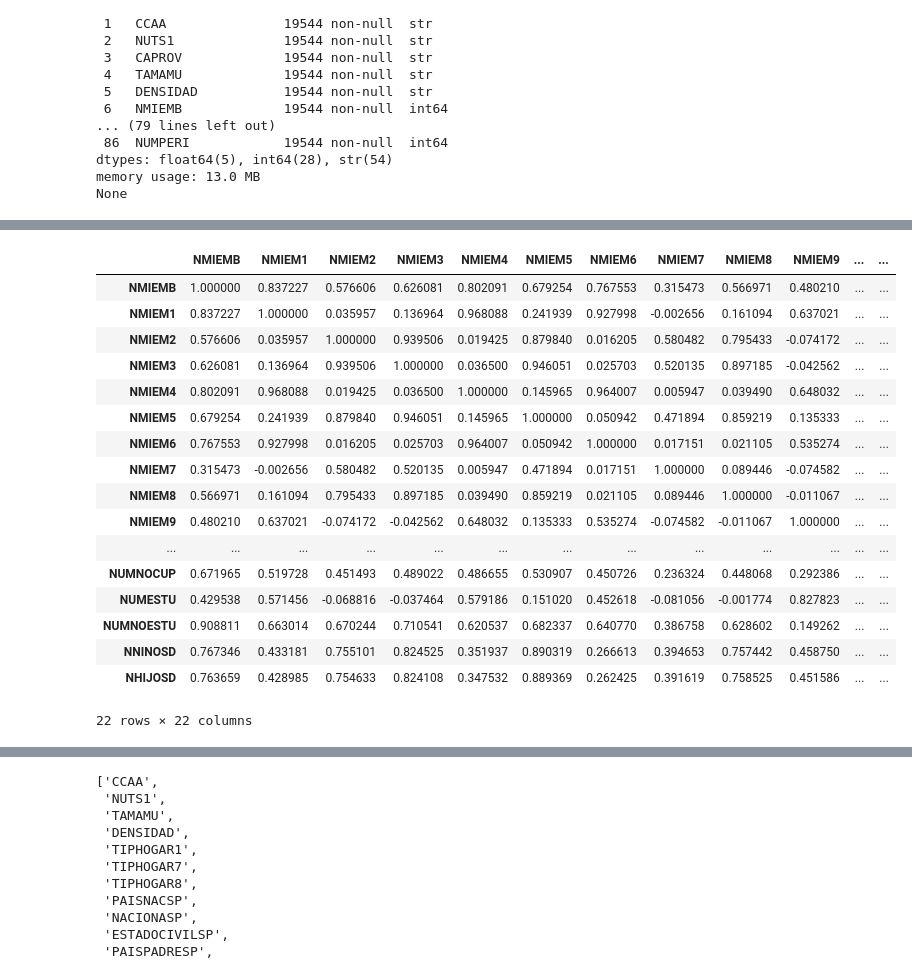
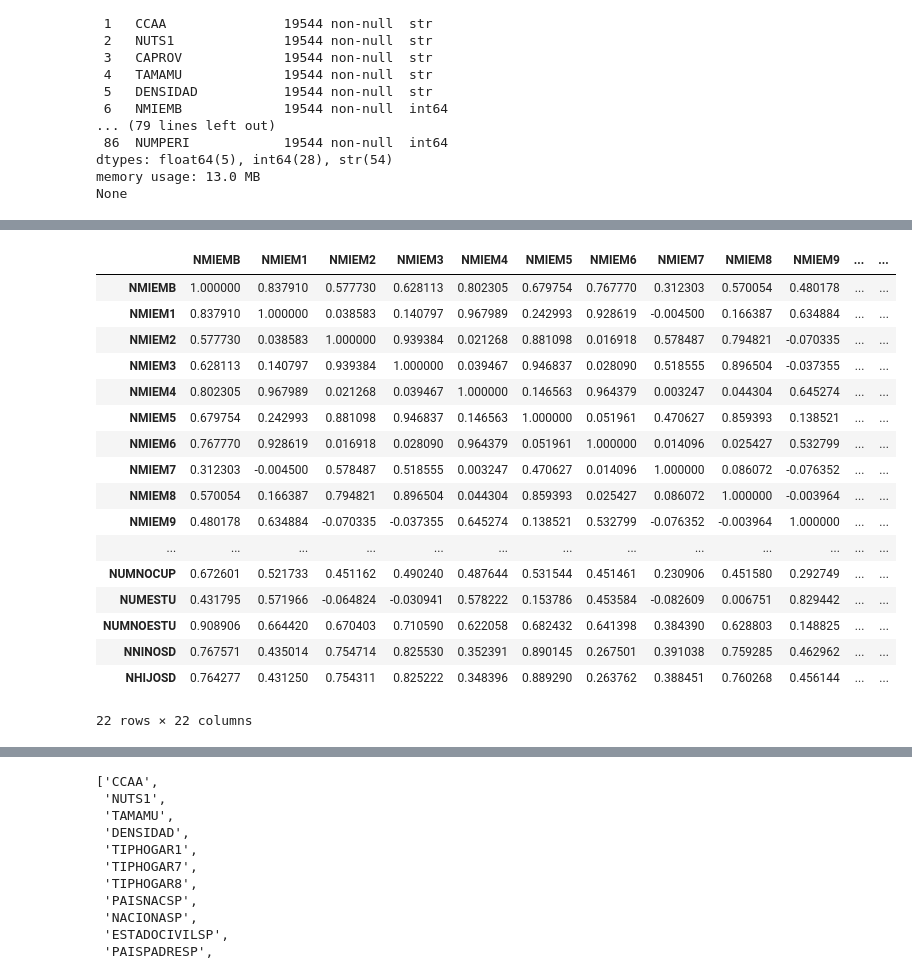
Before and after one commit to mariot11/ML_ConsumoEnergia, a Jupyter notebook: notebooks/03_limpiezaEDA2 (Copiar).ipynb, the cells around one changed output, grey strips where cells are left out. Drawn from its saved outputs; the diff is of its cells as text; code cells hidden in the pictures.

```diff
--- a/notebooks/03_limpiezaEDA2 (Copiar).ipynb
+++ b/notebooks/03_limpiezaEDA2 (Copiar).ipynb
@@ -51,9 +42,9 @@ y_test = test_set[target].copy()
 # %%
-no_num = train_set.select_dtypes(exclude="number").columns.tolist()
+no_num = df_gasto_energetico.select_dtypes(exclude="number").columns.tolist()
 
 no_num_binary = [
     col for col in no_num
-    if train_set[col].nunique(dropna=False) == 2
+    if df_gasto_energetico[col].nunique(dropna=False) == 2
 ]
 
 bin_pipeline = Pipeline(steps=[
@@ -65,14 +56,14 @@ bin_pipeline = Pipeline(steps=[
     )),
 ])
 
-X_train_bin = bin_pipeline.fit_transform(train_set[no_num_binary])
+X_train_bin = bin_pipeline.fit_transform(df_gasto_energetico[no_num_binary])
 
 cols_bin_out = bin_pipeline.get_feature_names_out(no_num_binary)
-df_train_bin = pd.DataFrame(X_train_bin, columns=cols_bin_out, index=train_set.index)
+df_train_bin = pd.DataFrame(X_train_bin, columns=cols_bin_out, index=df_gasto_energetico.index)
 
 #print(df_train_bin.head().to_string())
-train_set_with_bin = train_set.drop(columns=no_num_binary).copy()
-train_set_with_bin = pd.concat([train_set_with_bin, df_train_bin], axis=1)
-train_set_with_bin.head()
+df_gasto_energetico_with_bin = df_gasto_energetico.drop(columns=no_num_binary).copy()
+df_gasto_energetico_with_bin = pd.concat([df_gasto_energetico_with_bin, df_train_bin], axis=1)
+df_gasto_energetico_with_bin.head()
 # %% [output]
 |  | GASTO_SUMINISTROS | CCAA | NUTS1 | TAMAMU | DENSIDAD | NMIEMB | NMIEM1 | NMIEM2 | NMIEM3 | NMIEM4 | ... |
@@ -84,6 +75,6 @@ train_set_with_bin.head()
 5 rows × 87 columns
 # %%
-num_cols = train_set_with_bin.select_dtypes(include="number").columns.tolist()
+num_cols = df_gasto_energetico_with_bin.select_dtypes(include="number").columns.tolist()
 tam_bloque = 18
 
 for inicio in range(0, len(num_cols), tam_bloque):
@@ -95,7 +86,7 @@ for inicio in range(0, len(num_cols), tam_bloque):
     axes = axes.ravel()
 
     for i, col in enumerate(bloque):
-        axes[i].hist(train_set_with_bin[col].dropna(), bins=100)
+        axes[i].hist(df_gasto_energetico_with_bin[col].dropna(), bins=100)
         axes[i].set_title(col, fontsize=11)
         axes[i].tick_params(axis="both", labelsize=9)
 
@@ -171,22 +162,22 @@ df_correlaciones.round(4)
 # %%
-train_set_with_bin[num_cols].corr(method= "pearson").iloc[1:23, 1:23]
+df_gasto_energetico_with_bin[num_cols].corr(method= "pearson").iloc[1:23, 1:23]
 # %% [output]
 |  | NMIEMB | NMIEM1 | NMIEM2 | NMIEM3 | NMIEM4 | NMIEM5 | NMIEM6 | NMIEM7 | NMIEM8 | NMIEM9 | ... | ... |
-| NMIEMB | 1.000000 | 0.837227 | 0.576606 | 0.626081 | 0.802091 | 0.679254 | 0.767553 | 0.315473 | 0.566971 | 0.480210 | ... | ... |
-| NMIEM1 | 0.837227 | 1.000000 | 0.035957 | 0.136964 | 0.968088 | 0.241939 | 0.927998 | -0.002656 | 0.161094 | 0.637021 | ... | ... |
-| NMIEM2 | 0.576606 | 0.035957 | 1.000000 | 0.939506 | 0.019425 | 0.879840 | 0.016205 | 0.580482 | 0.795433 | -0.074172 | ... | ... |
-| NMIEM3 | 0.626081 | 0.136964 | 0.939506 | 1.000000 | 0.036500 | 0.946051 | 0.025703 | 0.520135 | 0.897185 | -0.042562 | ... | ... |
-| NMIEM4 | 0.802091 | 0.968088 | 0.019425 | 0.036500 | 1.000000 | 0.145965 | 0.964007 | 0.005947 | 0.039490 | 0.648032 | ... | ... |
-| NMIEM5 | 0.679254 | 0.241939 | 0.879840 | 0.946051 | 0.145965 | 1.000000 | 0.050942 | 0.471894 | 0.859219 | 0.135333 | ... | ... |
-| NMIEM6 | 0.767553 | 0.927998 | 0.016205 | 0.025703 | 0.964007 | 0.050942 | 1.000000 | 0.017151 | 0.021105 | 0.535274 | ... | ... |
-| NMIEM7 | 0.315473 | -0.002656 | 0.580482 | 0.520135 | 0.005947 | 0.471894 | 0.017151 | 1.000000 | 0.089446 | -0.074582 | ... | ... |
-| NMIEM8 | 0.566971 | 0.161094 | 0.795433 | 0.897185 | 0.039490 | 0.859219 | 0.021105 | 0.089446 | 1.000000 | -0.011067 | ... | ... |
-| NMIEM9 | 0.480210 | 0.637021 | -0.074172 | -0.042562 | 0.648032 | 0.135333 | 0.535274 | -0.074582 | -0.011067 | 1.000000 | ... | ... |
+| NMIEMB | 1.000000 | 0.837910 | 0.577730 | 0.628113 | 0.802305 | 0.679754 | 0.767770 | 0.312303 | 0.570054 | 0.480178 | ... | ... |
+| NMIEM1 | 0.837910 | 1.000000 | 0.038583 | 0.140797 | 0.967989 | 0.242993 | 0.928619 | -0.004500 | 0.166387 | 0.634884 | ... | ... |
+| NMIEM2 | 0.577730 | 0.038583 | 1.000000 | 0.939384 | 0.021268 | 0.881098 | 0.016918 | 0.578487 | 0.794821 | -0.070335 | ... | ... |
+| NMIEM3 | 0.628113 | 0.140797 | 0.939384 | 1.000000 | 0.039467 | 0.946837 | 0.028090 | 0.518555 | 0.896504 | -0.037355 | ... | ... |
+| NMIEM4 | 0.802305 | 0.967989 | 0.021268 | 0.039467 | 1.000000 | 0.146563 | 0.964379 | 0.003247 | 0.044304 | 0.645274 | ... | ... |
+| NMIEM5 | 0.679754 | 0.242993 | 0.881098 | 0.946837 | 0.146563 | 1.000000 | 0.051961 | 0.470627 | 0.859393 | 0.138521 | ... | ... |
+| NMIEM6 | 0.767770 | 0.928619 | 0.016918 | 0.028090 | 0.964379 | 0.051961 | 1.000000 | 0.014096 | 0.025427 | 0.532799 | ... | ... |
+| NMIEM7 | 0.312303 | -0.004500 | 0.578487 | 0.518555 | 0.003247 | 0.470627 | 0.014096 | 1.000000 | 0.086072 | -0.076352 | ... | ... |
+| NMIEM8 | 0.570054 | 0.166387 | 0.794821 | 0.896504 | 0.044304 | 0.859393 | 0.025427 | 0.086072 | 1.000000 | -0.003964 | ... | ... |
+| NMIEM9 | 0.480178 | 0.634884 | -0.070335 | -0.037355 | 0.645274 | 0.138521 | 0.532799 | -0.076352 | -0.003964 | 1.000000 | ... | ... |
 | ... | ... | ... | ... | ... | ... | ... | ... | ... | ... | ... | ... | ... |
-| NUMNOCUP | 0.671965 | 0.519728 | 0.451493 | 0.489022 | 0.486655 | 0.530907 | 0.450726 | 0.236324 | 0.448068 | 0.292386 | ... | ... |
-| NUMESTU | 0.429538 | 0.571456 | -0.068816 | -0.037464 | 0.579186 | 0.151020 | 0.452618 | -0.081056 | -0.001774 | 0.827823 | ... | ... |
-| NUMNOESTU | 0.908811 | 0.663014 | 0.670244 | 0.710541 | 0.620537 | 0.682337 | 0.640770 | 0.386758 | 0.628602 | 0.149262 | ... | ... |
-| NNINOSD | 0.767346 | 0.433181 | 0.755101 | 0.824525 | 0.351937 | 0.890319 | 0.266613 | 0.394653 | 0.757442 | 0.458750 | ... | ... |
-| NHIJOSD | 0.763659 | 0.428985 | 0.754633 | 0.824108 | 0.347532 | 0.889369 | 0.262425 | 0.391619 | 0.758525 | 0.451586 | ... | ... |
+| NUMNOCUP | 0.672601 | 0.521733 | 0.451162 | 0.490240 | 0.487644 | 0.531544 | 0.451461 | 0.230906 | 0.451580 | 0.292749 | ... | ... |
+| NUMESTU | 0.431795 | 0.571966 | -0.064824 | -0.030941 | 0.578222 | 0.153786 | 0.453584 | -0.082609 | 0.006751 | 0.829442 | ... | ... |
+| NUMNOESTU | 0.908906 | 0.664420 | 0.670403 | 0.710590 | 0.622058 | 0.682432 | 0.641398 | 0.384390 | 0.628803 | 0.148825 | ... | ... |
+| NNINOSD | 0.767571 | 0.435014 | 0.754714 | 0.825530 | 0.352391 | 0.890145 | 0.267501 | 0.391038 | 0.759285 | 0.462962 | ... | ... |
+| NHIJOSD | 0.764277 | 0.431250 | 0.754311 | 0.825222 | 0.348396 | 0.889290 | 0.263762 | 0.388451 | 0.760268 | 0.456144 | ... | ... |
 22 rows × 22 columns
 # %%
```
Also changed, not shown: parts of 22 cells of this notebook, 3 other files.
